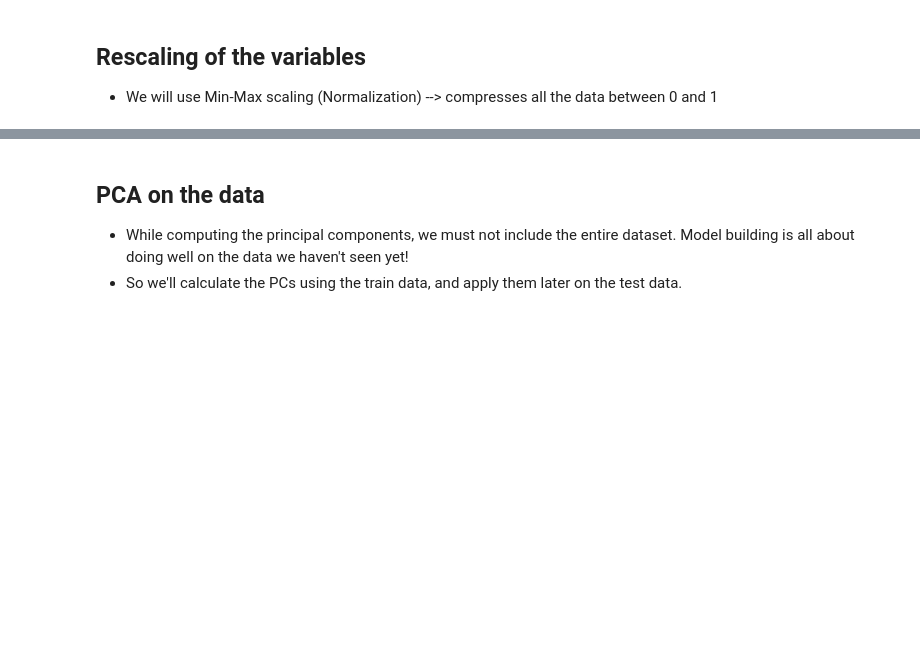
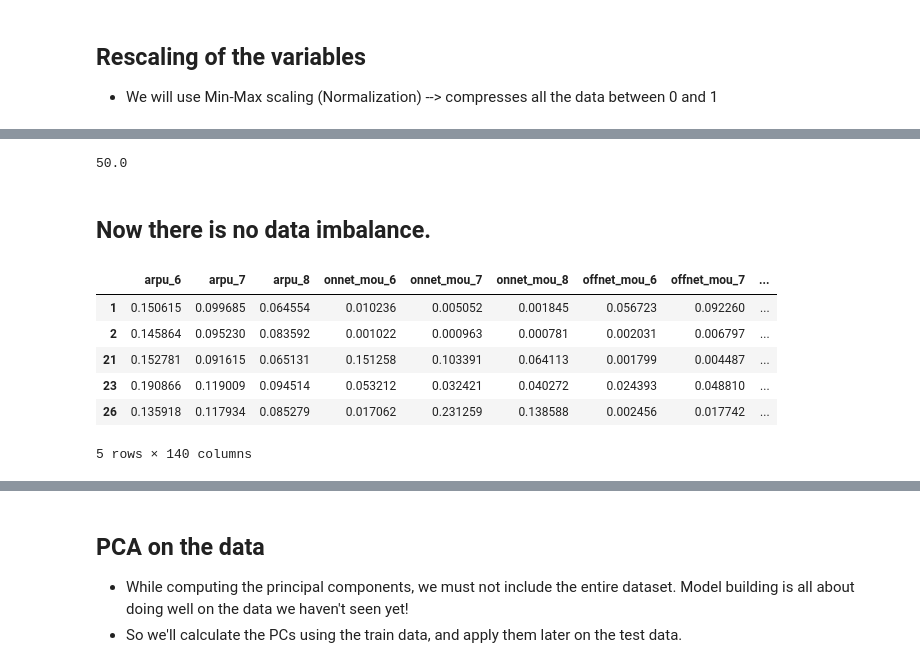
Before and after one commit to kc11381/case_study_telecom_churn_pca_ensemble_models, a Jupyter notebook: telecom_churn_pca_ensemble_models.ipynb, the cells around one changed output, grey strips where cells are left out. Cells and saved outputs as stored; diff of their text form; code cells hidden in the pictures; blank space fills up the shorter version.

```diff
--- a/telecom_churn_pca_ensemble_models.ipynb
+++ b/telecom_churn_pca_ensemble_models.ipynb
@@ -389,7 +429,22 @@ X_train.head()
+# %%
+sum(y_resampled)/len(y_resampled) * 100
+# %% [output]
+50.0
+# %% [markdown]
+## Now there is no data imbalance.
 # %%
 # Lets fit the scaler for train data as well
+test_numerical_columns = telecom_test_df.columns.to_list()
 telecom_test_df[test_numerical_columns] = scaler.transform(telecom_test_df[test_numerical_columns])
 telecom_test_df.head()
+# %% [output]
+|  | arpu_6 | arpu_7 | arpu_8 | onnet_mou_6 | onnet_mou_7 | onnet_mou_8 | offnet_mou_6 | offnet_mou_7 | ... |
+| 1 | 0.150615 | 0.099685 | 0.064554 | 0.010236 | 0.005052 | 0.001845 | 0.056723 | 0.092260 | ... |
+| 2 | 0.145864 | 0.095230 | 0.083592 | 0.001022 | 0.000963 | 0.000781 | 0.002031 | 0.006797 | ... |
+| 21 | 0.152781 | 0.091615 | 0.065131 | 0.151258 | 0.103391 | 0.064113 | 0.001799 | 0.004487 | ... |
+| 23 | 0.190866 | 0.119009 | 0.094514 | 0.053212 | 0.032421 | 0.040272 | 0.024393 | 0.048810 | ... |
+| 26 | 0.135918 | 0.117934 | 0.085279 | 0.017062 | 0.231259 | 0.138588 | 0.002456 | 0.017742 | ... |
+5 rows × 140 columns
 # %% [markdown]
 ## Modelling
 
```
Also changed, not shown: parts of 40 cells of this notebook.
